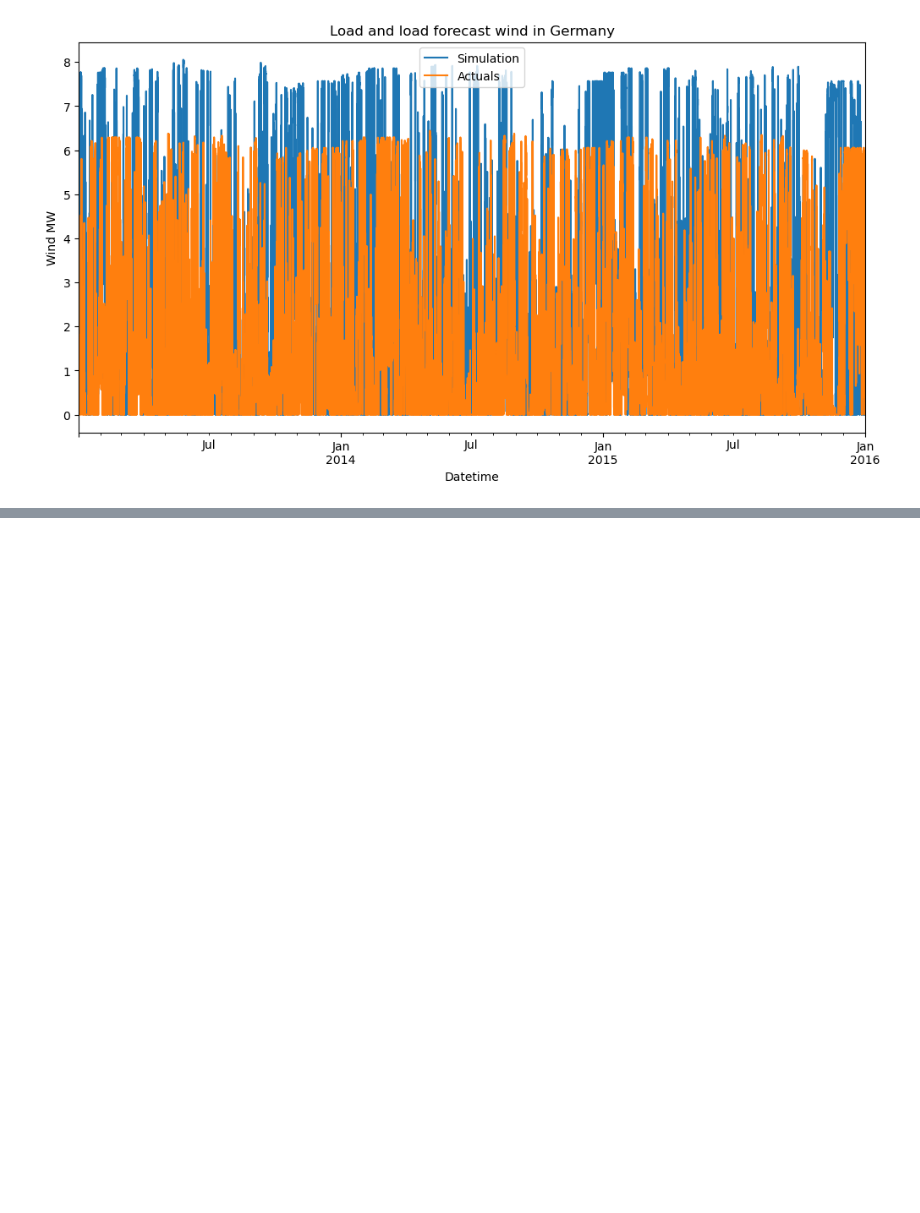
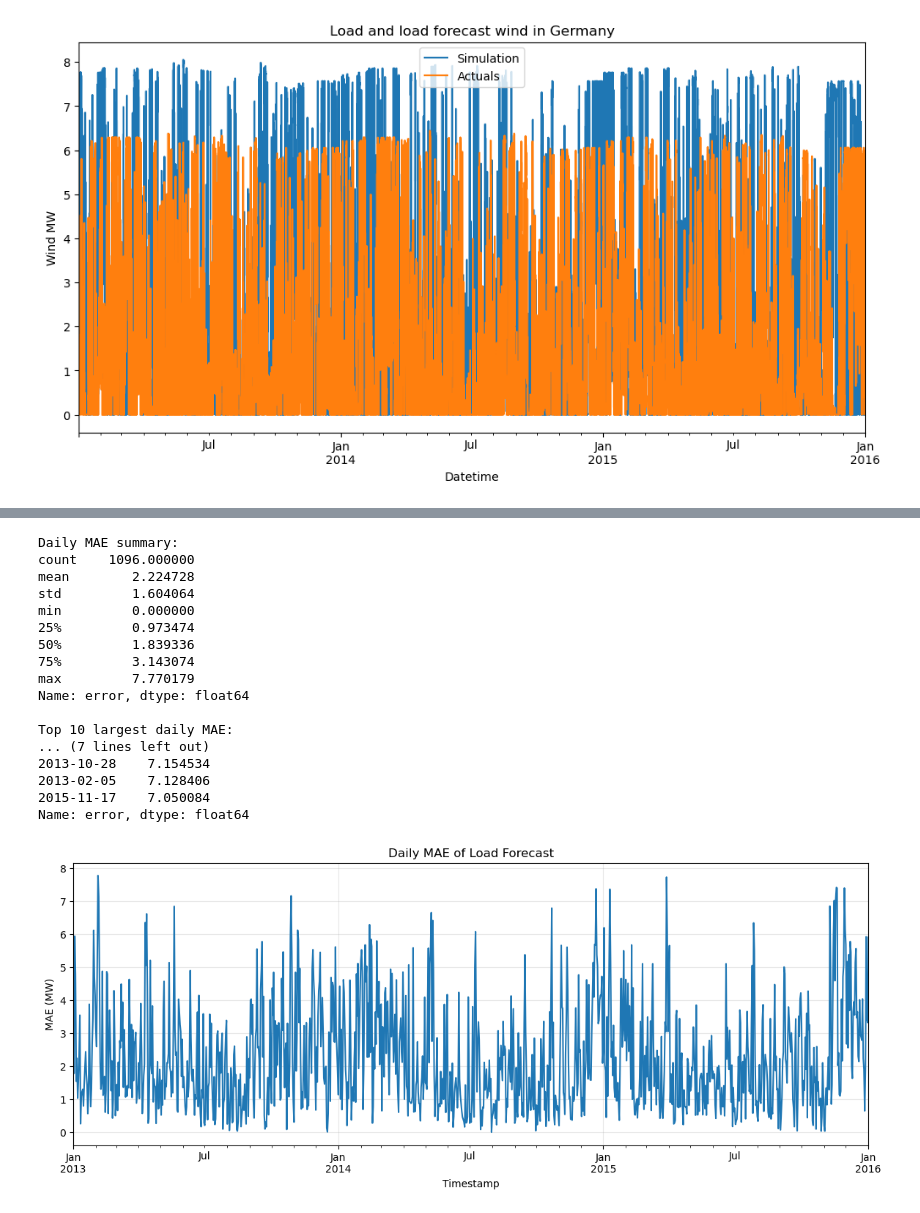
Before and after one commit to bluecake16/MASTER-ESSAY-XIN-DIANA, a Jupyter notebook: 3.2_load_forecast_windenergy.ipynb, the cells around one changed output, grey strips where cells are left out. Drawn from its saved outputs; the diff is of its cells as text; code cells hidden in the pictures; blank space fills up the shorter version.

```diff
--- a/3.2_load_forecast_windenergy.ipynb
+++ b/3.2_load_forecast_windenergy.ipynb
@@ -24,0 +64,13 @@ load_file_entsoe.plot(title='Load and load forecast wind in Germany',
+# %%
+# Make working copy
+
+df_w = pd.read_csv('wind_student.csv', sep=',', parse_dates=["Datetime"])
+df_w = df_w.set_index("Datetime")
+df_w.index = pd.to_datetime(df_w.index, utc=True).tz_convert("Europe/Berlin")
+
+# =========================
+# Construct error series
+# =========================
+df_w["error"] = df_w["Simulation"] - df_w["Actuals"]
+
+print(df_w["error"].head(10))
@@ -24,0 +136,44 @@ load_file_entsoe.plot(title='Load and load forecast wind in Germany',
+# %%
+# =========================
+# Daily MAE
+# =========================
+daily_mae = df_w.groupby(df_w.index.date)["error"].apply(lambda x: x.abs().mean())
+daily_mae.index = pd.to_datetime(daily_mae.index)
+daily_mae = daily_mae.dropna()
+
+
+print("Daily MAE summary:")
+print(daily_mae.describe())
+
+print("\nTop 10 largest daily MAE:")
+print(daily_mae.nlargest(10))
+
+# =========================
+#  Plot daily MAE
+# =========================
+plt.figure(figsize=(14, 5))
+daily_mae.plot()
+plt.title("Daily MAE of Load Forecast")
+plt.ylabel("MAE (MW)")
+plt.xlabel("Timestamp")
+plt.grid(True, alpha=0.3)
+plt.show()
+# %% [output]
+Daily MAE summary:
+count    1096.000000
+mean        2.224728
+std         1.604064
+min         0.000000
+25%         0.973474
+50%         1.839336
+75%         3.143074
+max         7.770179
+Name: error, dtype: float64
+
+Top 10 largest daily MAE:
+... (7 lines left out)
+2013-10-28    7.154534
+2013-02-05    7.128406
+2015-11-17    7.050084
+Name: error, dtype: float64
+[figure, added]
```
Also changed, not shown: parts of 18 cells of this notebook.
